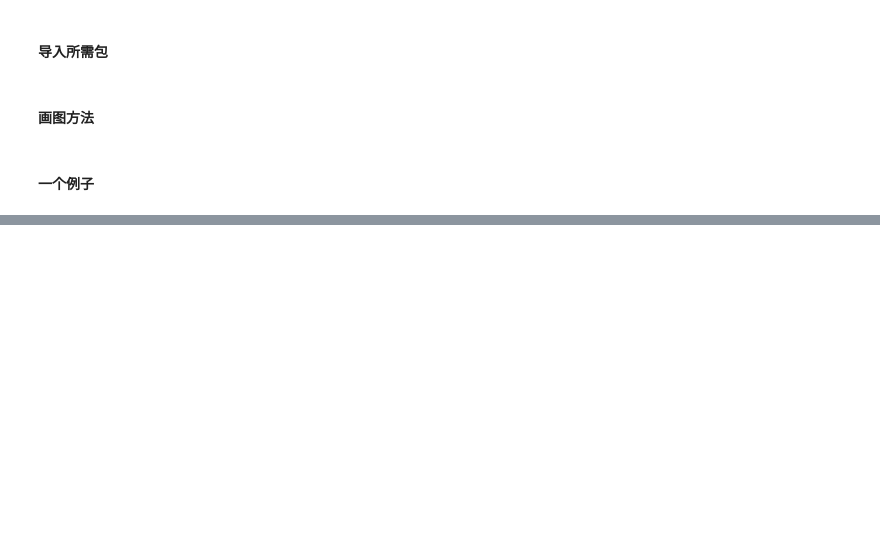
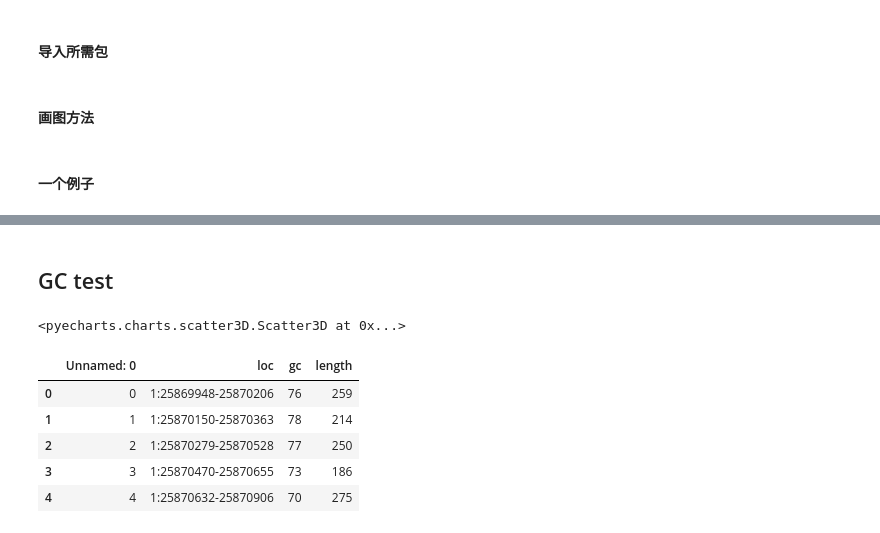
Before and after one commit to btrspg/python-lib-test, a Jupyter notebook: pyechart-test.ipynb, the cells around one changed output, grey strips where cells are left out. Cells and saved outputs as stored; diff of their text form; code cells hidden in the pictures; blank space fills up the shorter version.

Commit message:
GC length pyecharts

```diff
--- a/pyechart-test.ipynb
+++ b/pyechart-test.ipynb
@@ -50 +50,3 @@ s3d
 <pyecharts.charts.scatter3D.Scatter3D at 0x...>
+# %% [markdown]
+## GC test
@@ -50,0 +82,27 @@ s3d
+# %%
+import os
+import pandas as pd
+
+
+files=['demo_data/controls/FH_1923.stat.csv',
+       'demo_data/controls/FH_1925.stat.csv',
+       'demo_data/controls/FH_1926.stat.csv',
+#        'demo_data/controls/FH_2128.stat.csv',
+#        'demo_data/controls/FH_2182.stat.csv',
+#        'demo_data/controls/FH_2250.stat.csv'
+      ]
+gc_length_file = 'demo_data/controls/bed_gc.csv'
+
+glf=pd.read_csv(gc_length_file)
+scatter3D = Scatter3D("GC", width=1200, height=600)
+# %%
+for file in files:
+    depth = one_sample_depth(file)
+    depth['depth'] = depth['depth']/depth['depth'].mean()
+    test = pd.merge(glf,depth,how='outer',on='loc',left_index=True)
+    label = get_name(file)
+#     print(test.head())
+    echart3D(scatter3D,test,label,'gc','length','depth')
+scatter3D
+# %% [output]
+<pyecharts.charts.scatter3D.Scatter3D at 0x...>
@@ -50,0 +112,9 @@ s3d
+# %%
+glf.head()
+# %% [output]
+|  | Unnamed: 0 | loc | gc | length |
+| 0 | 0 | 1:25869948-25870206 | 76 | 259 |
+| 1 | 1 | 1:25870150-25870363 | 78 | 214 |
+| 2 | 2 | 1:25870279-25870528 | 77 | 250 |
+| 3 | 3 | 1:25870470-25870655 | 73 | 186 |
+| 4 | 4 | 1:25870632-25870906 | 70 | 275 |
```
Also changed, not shown: parts of 3 cells of this notebook.
